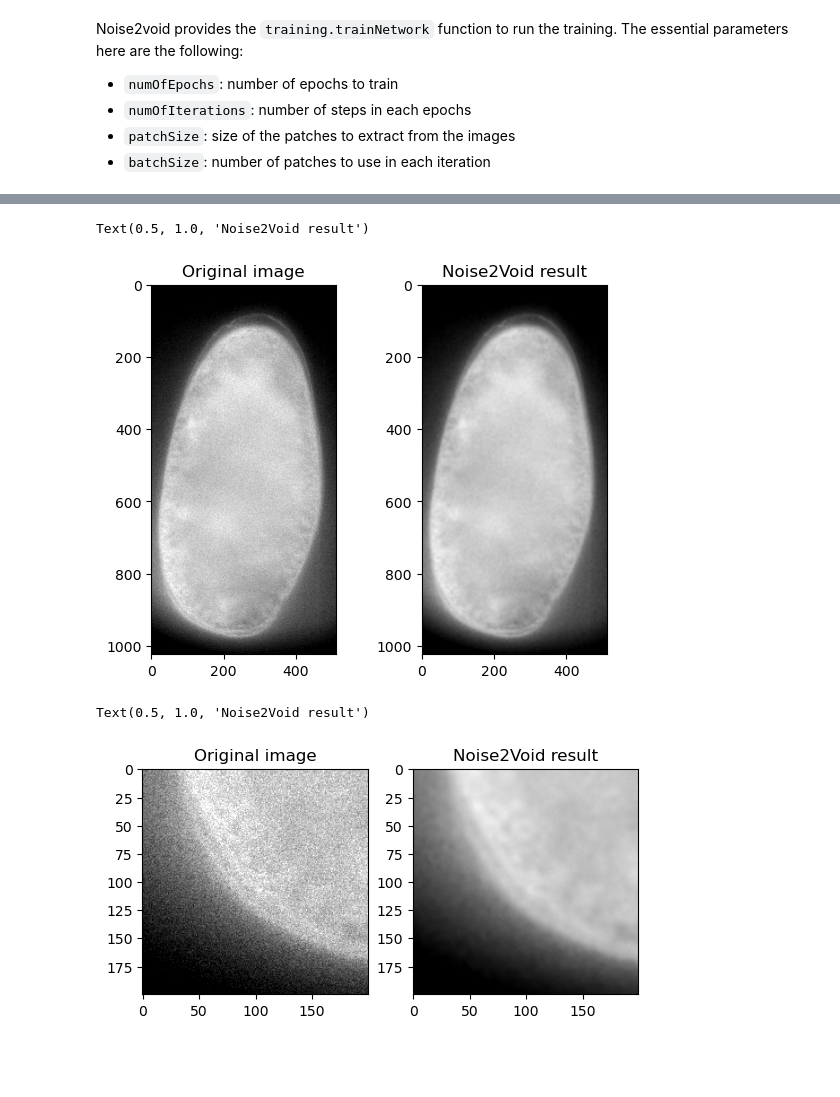
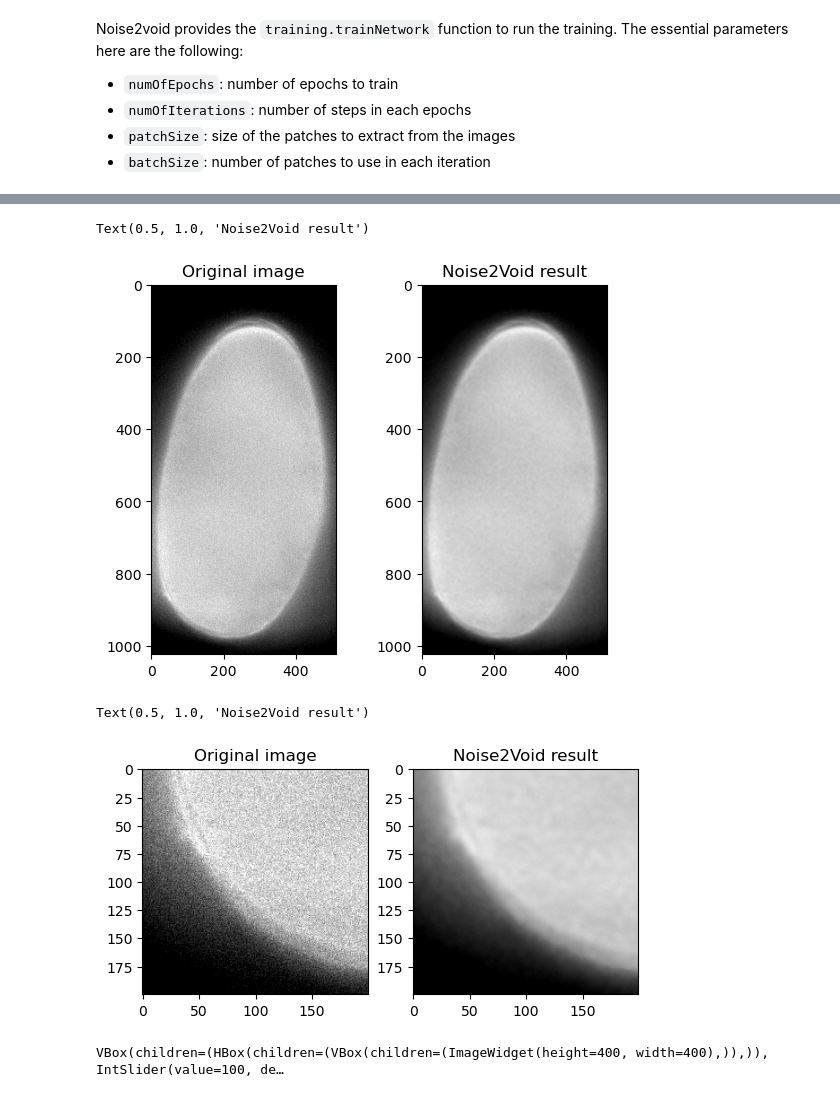
Before and after one commit to BiAPoL/PoL-BioImage-Analysis-TS-GPU-Accelerated-Image-Analysis, a Jupyter notebook: docs/70_AI_Segmentation_Denoising/02_Noise2Void.ipynb, the cells around one changed output, grey strips where cells are left out. Cells and saved outputs as stored; diff of their text form; code cells hidden in the pictures; blank space fills up the shorter version.

```diff
--- a/docs/70_AI_Segmentation_Denoising/02_Noise2Void.ipynb
+++ b/docs/70_AI_Segmentation_Denoising/02_Noise2Void.ipynb
@@ -77,29 +81,33 @@ avg. loss: 0.042037270264700055+-(2SEM)0.006418944942491423
 Finished Training
 # %%
-n2vResult = prediction.tiledPredict(data[0], net ,ps=256, overlap=48,
+n2vResult = prediction.tiledPredict(data[40], net ,ps=256, overlap=48,
                                         device=device, noiseModel=None)
 # %%
 vmin = 150
 vmax = 280
 
 fig, axes = plt.subplots(ncols=2)
 
-axes[0].imshow(data[0], cmap='gray', vmin=vmin, vmax=vmax)
+axes[0].imshow(data[40], cmap='gray', vmin=vmin, vmax=vmax)
 axes[0].set_title('Original image')
 
 axes[1].imshow(n2vResult, cmap='gray', vmin=vmin, vmax=vmax)
 axes[1].set_title('Noise2Void result')
 # %% [output]
 Text(0.5, 1.0, 'Noise2Void result')
-[figure, old version]
+[figure, new version]
 # %%
 fig, axes = plt.subplots(ncols=2)
 
-axes[0].imshow(data[0][800:1000, 0:200], cmap='gray', vmin=vmin, vmax=vmax)
+axes[0].imshow(data[40][800:1000, 0:200], cmap='gray', vmin=vmin, vmax=vmax)
 axes[0].set_title('Original image')
 
 axes[1].imshow(n2vResult[800:1000, 0:200], cmap='gray', vmin=vmin, vmax=vmax)
 axes[1].set_title('Noise2Void result')
 # %% [output]
 Text(0.5, 1.0, 'Noise2Void result')
-[figure, old version]
+[figure, new version]
+# %%
+stackview.curtain(data[40][800:1000, 0:200], n2vResult[800:1000, 0:200], zoom_factor=2)
+# %% [output]
+VBox(children=(HBox(children=(VBox(children=(ImageWidget(height=400, width=400),)),)), IntSlider(value=100, de…
```
Also changed, not shown: parts of 8 cells of this notebook.
